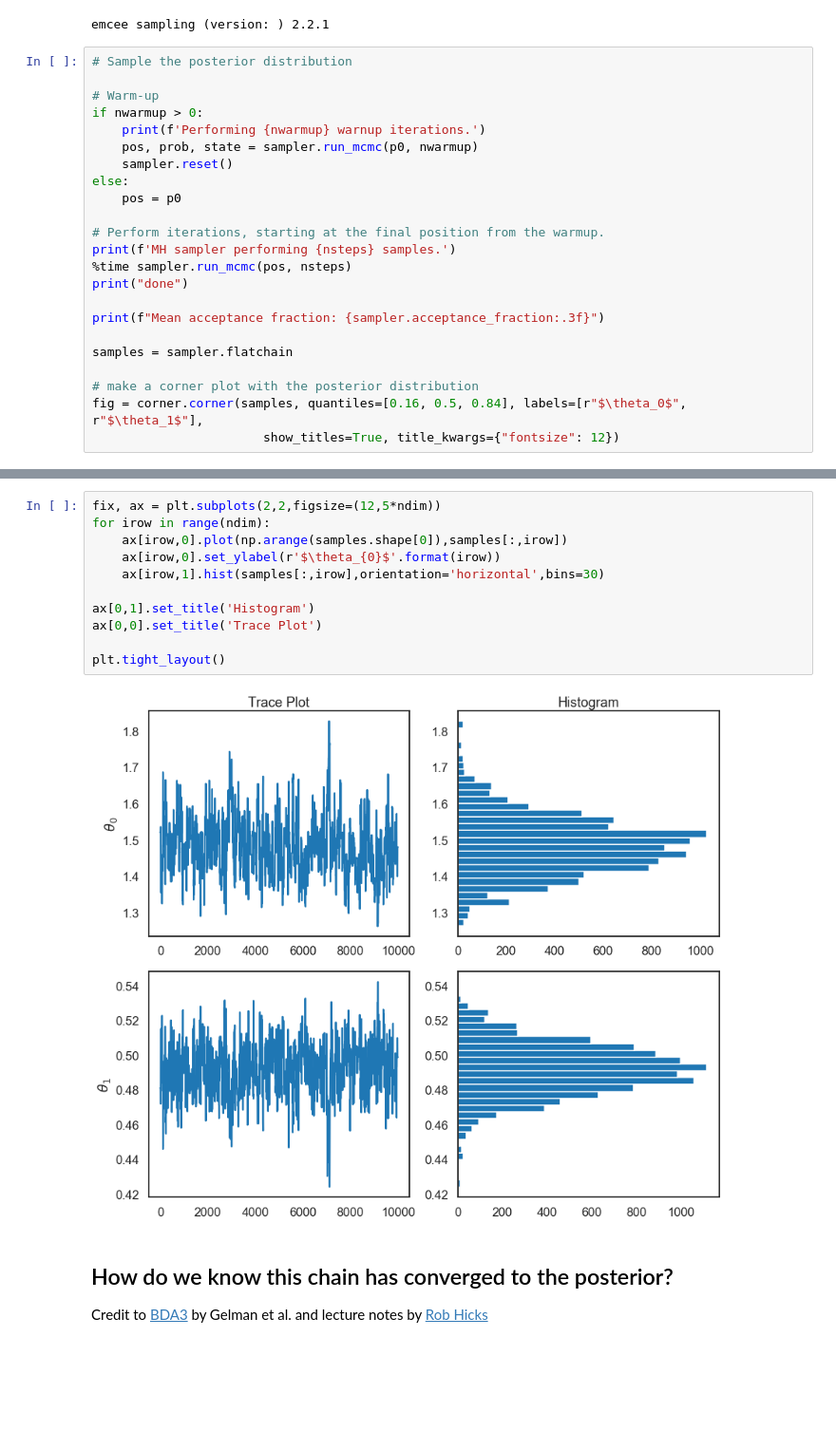
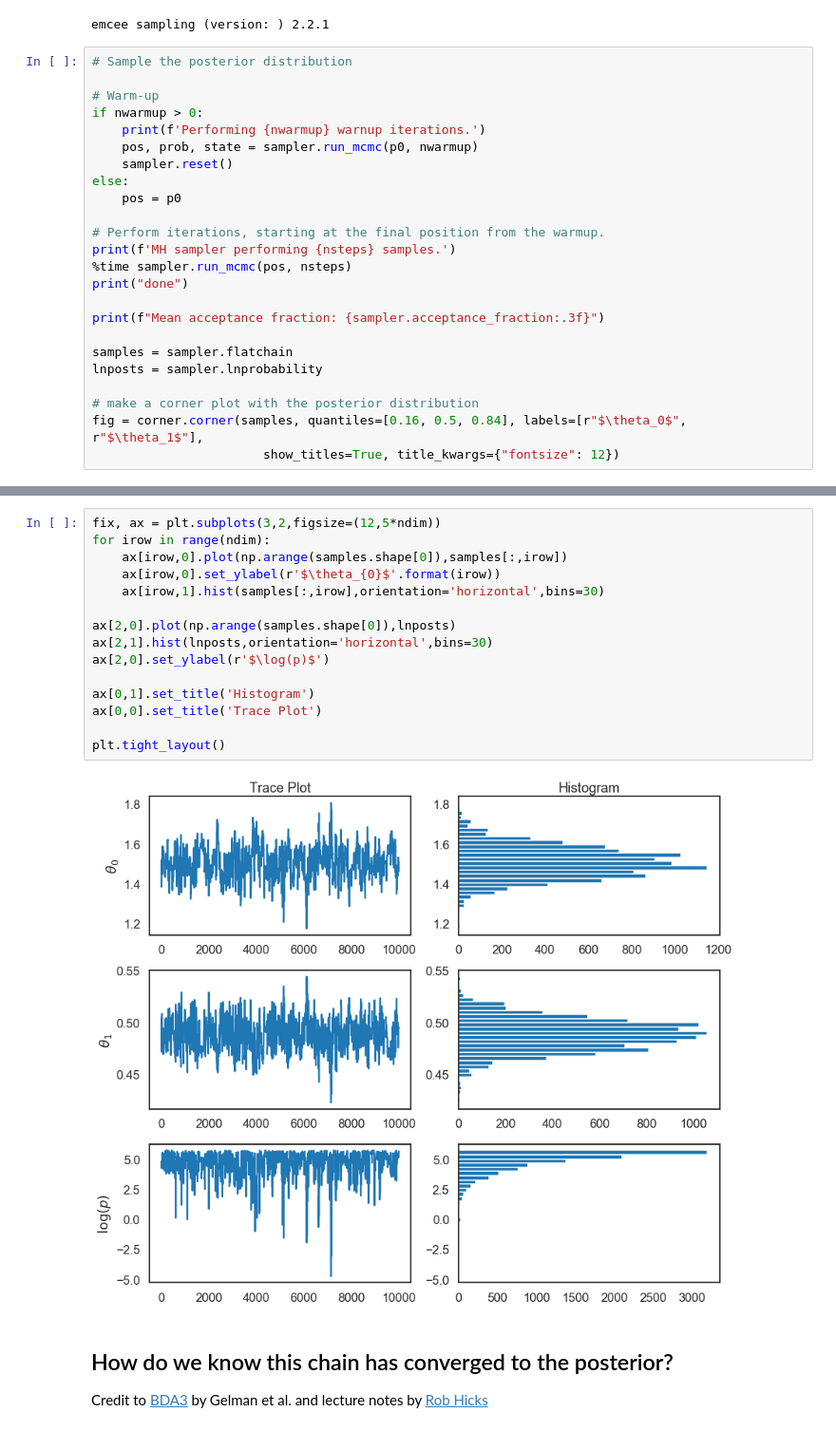
Before and after one commit to NuclearTalent/Bayes2019, a Jupyter notebook: topics/mcmc-sampling/MCMC-diagnostics.ipynb, the cells around one changed output, grey strips where cells are left out. Shown at 95% size. Cells and saved outputs as stored; diff of their text form; blank space fills up the shorter version.

```diff
--- a/topics/mcmc-sampling/MCMC-diagnostics.ipynb
+++ b/topics/mcmc-sampling/MCMC-diagnostics.ipynb
@@ -174,6 +175,7 @@ print("done")
 print(f"Mean acceptance fraction: {sampler.acceptance_fraction:.3f}")
 
 samples = sampler.flatchain
+lnposts = sampler.lnprobability
 
 # make a corner plot with the posterior distribution
 fig = corner.corner(samples, quantiles=[0.16, 0.5, 0.84], labels=[r"$\theta_0$", r"$\theta_1$"],
@@ -189,16 +191,20 @@ Mean acceptance fraction: 0.122
 # %%
-fix, ax = plt.subplots(2,2,figsize=(12,5*ndim))
+fix, ax = plt.subplots(3,2,figsize=(12,5*ndim))
 for irow in range(ndim):
     ax[irow,0].plot(np.arange(samples.shape[0]),samples[:,irow])
     ax[irow,0].set_ylabel(r'$\theta_{0}$'.format(irow))
     ax[irow,1].hist(samples[:,irow],orientation='horizontal',bins=30)
 
+ax[2,0].plot(np.arange(samples.shape[0]),lnposts)
+ax[2,1].hist(lnposts,orientation='horizontal',bins=30)
+ax[2,0].set_ylabel(r'$\log(p)$')
+
 ax[0,1].set_title('Histogram')
 ax[0,0].set_title('Trace Plot')
 
 plt.tight_layout()
 # %% [output]
-[figure, old version]
+[figure, new version]
 # %% [markdown]
 ## How do we know this chain has converged to the posterior?
 Credit to [BDA3](http://www.stat.columbia.edu/~gelman/book/) by Gelman et al. and lecture notes by [Rob Hicks](https://rlhick.people.wm.edu/)
```
Also changed, not shown: parts of 3 cells of this notebook, 2 other files.
